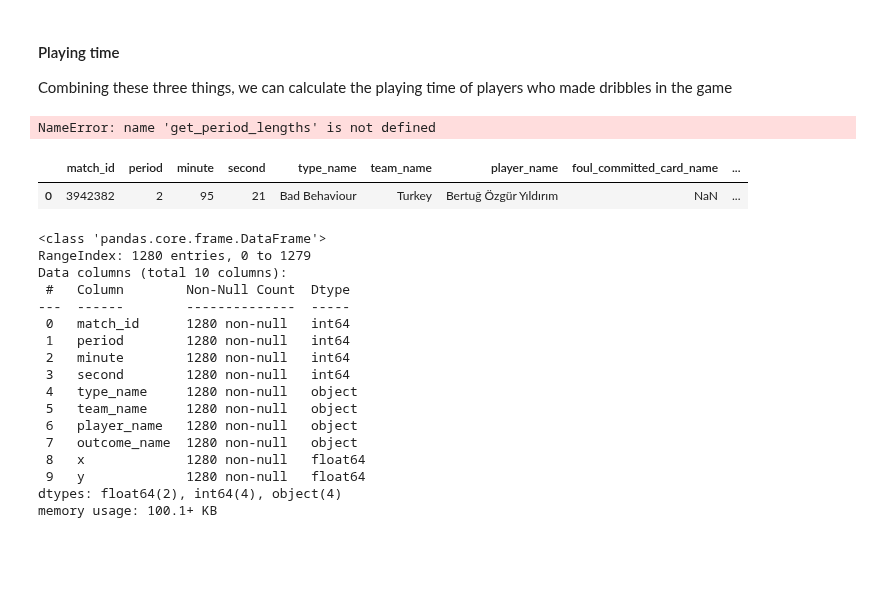
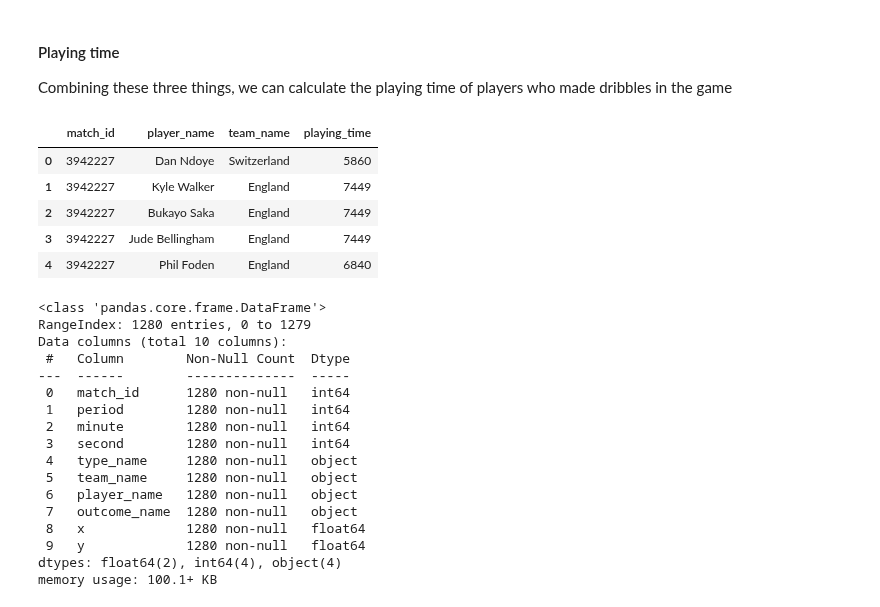
Before and after one commit to MarijnSt/soccermatics-project-1, a Jupyter notebook: doku_analysis.ipynb, the cells around one changed output. Saved outputs shown, nothing was run; the diff lists cells and outputs as text; code cells hidden in the pictures; blank space fills up the shorter version.

Commit message:
refactor: used updated timing columns in get_playing_time_df function

```diff
--- a/doku_analysis.ipynb
+++ b/doku_analysis.ipynb
@@ -183,7 +183,7 @@ def get_red_card_events(df):
     df_cards = df[cards_mask][card_columns]
 
     # Add column for card time
-    df_cards['card_time'] = df_cards['minute'] * 60 + df_cards['second']
+    df_cards['red_card_time'] = df_cards['minute'] * 60 + df_cards['second']
 
     return df_cards.reset_index(drop=True)
 # %%
@@ -216,10 +216,8 @@ def get_playing_time_df(df_periods, df_dribbles, df_subs, df_reds):
         # If player came on, how much time did they miss from the start of the game?
         if player_name in df_subs['player_on'].values:
             sub_on = df_subs[df_subs['player_on'] == player_name]
-            period = sub_on['period'].values[0]
-            minute = sub_on['minute'].values[0]
-            second = sub_on['second'].values[0]
-            missed_playing_time = minute * 60 + second
+            period = sub_on['period'].iloc[0]
+            missed_playing_time = sub_on['sub_time'].iloc[0]
 
             # loop through df_periods to add extra time to missed_playing_time from all periods before the sub
             for i, row in df_periods.iterrows():
@@ -235,11 +233,9 @@ def get_playing_time_df(df_periods, df_dribbles, df_subs, df_reds):
         # If player came off, how much time did they miss to the end of the game?
         if player_name in df_subs['player_off'].values:
             sub_off = df_subs[df_subs['player_off'] == player_name]
-            period = sub_off['period'].values[0]
-            minute = sub_off['minute'].values[0]
-            second = sub_off['second'].values[0]
+            period = sub_off['period'].iloc[0]
+            playing_time_before_sub = sub_off['sub_time'].iloc[0]
 
-            playing_time_before_sub = minute * 60 + second
             missed_playing_time = full_game_time - playing_time_before_sub
 
             # loop through df_periods to add extra time to missed_playing_time from all periods after the sub
@@ -256,11 +252,8 @@ def get_playing_time_df(df_periods, df_dribbles, df_subs, df_reds):
         # If player came off with a red card, how much time did they miss to the end of the game?
         if player_name in df_reds['player_name'].values:
             red_card_off = df_reds[df_reds['player_name'] == player_name]
-            period = red_card_off['period'].values[0]
-            minute = red_card_off['minute'].values[0]
-            second = red_card_off['second'].values[0]
-
-            playing_time_before_red_card = minute * 60 + second
+            period = red_card_off['period'].iloc[0]
+            playing_time_before_red_card = red_card_off['red_card_time'].iloc[0]
             missed_playing_time = full_game_time - playing_time_before_red_card
 
             # loop through df_periods to add extra time to missed_playing_time from all periods after the red card
@@ -276,27 +269,16 @@ def get_playing_time_df(df_periods, df_dribbles, df_subs, df_reds):
 
     return df_playing_time.reset_index(drop=True)
 # %%
-# # Get playing time
-# df_playing_time = get_playing_time_df(df_periods, df_dribble_events, df_substitution_events, df_red_card_events)
-# df_playing_time.head(10)
+# Get playing time
+df_playing_time = get_playing_time_df(df_periods, df_dribble_events, df_substitution_events, df_red_card_events)
+df_playing_time.head()
 # %% [output]
-NameError: name 'get_period_lengths' is not defined
+|  | match_id | player_name | team_name | playing_time |
+| 0 | 3942227 | Dan Ndoye | Switzerland | 5860 |
+| 1 | 3942227 | Kyle Walker | England | 7449 |
+| 2 | 3942227 | Bukayo Saka | England | 7449 |
+| 3 | 3942227 | Jude Bellingham | England | 7449 |
+| 4 | 3942227 | Phil Foden | England | 6840 |
-# %%
-# Test game with red card
-
-# All red card matches
-# red_card_match_id = 3930158
-# red_card_match_id = 3942226
-# red_card_match_id = 3930184
-red_card_match_id = 3942382
-
-df_red_card = parser.event(red_card_match_id)[0]
-
-df_red_card_events = get_red_card_events(df_red_card)
-df_red_card_events.head(15)
-# %% [output]
-|  | match_id | period | minute | second | type_name | team_name | player_name | foul_committed_card_name | ... |
-| 0 | 3942382 | 2 | 95 | 21 | Bad Behaviour | Turkey | Bertuğ Özgür Yıldırım | NaN | ... |
 # %%
 # Create empty dribbles and playing time dataframes
 df_dribbles = pd.DataFrame()
```
